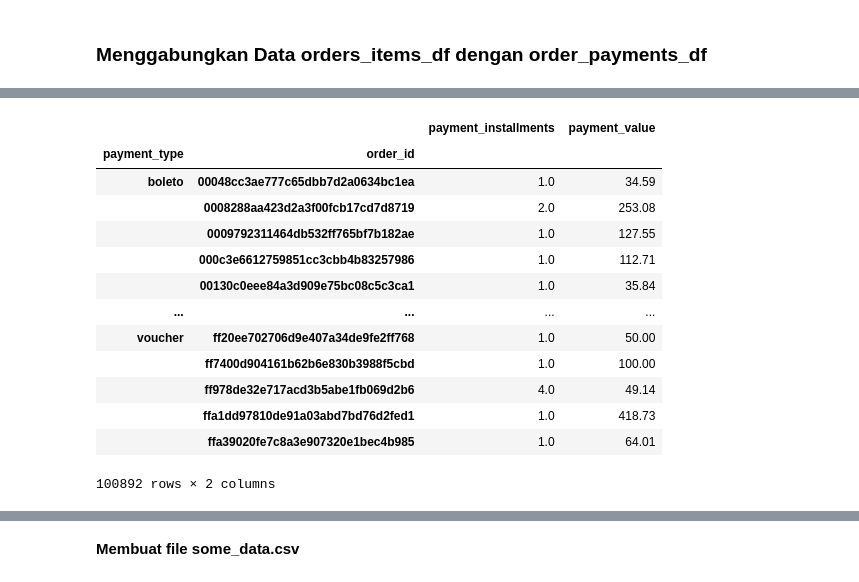
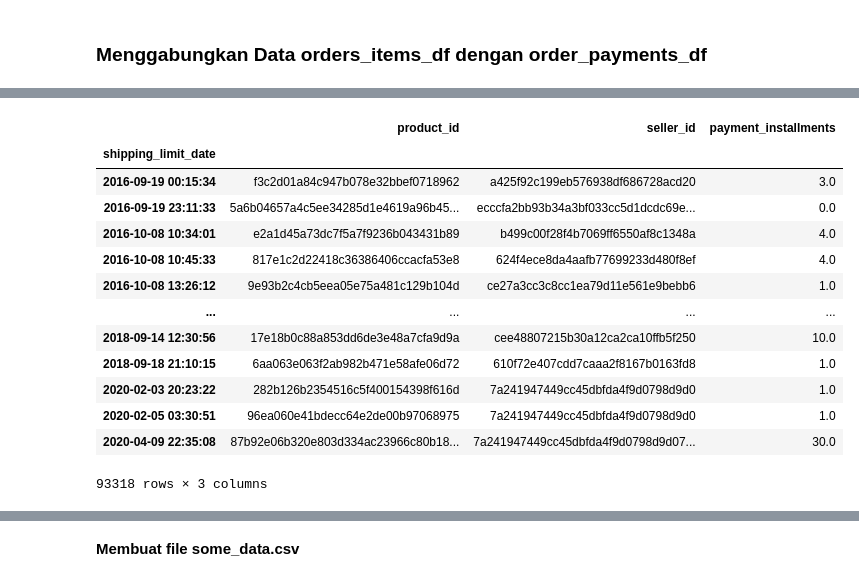
Before and after one commit to suryaadi45/Submision, a Jupyter notebook: notebook.ipynb, the cells around one changed output, grey strips where cells are left out. Drawn from its saved outputs; the diff is of its cells as text; code cells hidden in the pictures.

```diff
--- a/notebook.ipynb
+++ b/notebook.ipynb
@@ -489,20 +500,21 @@ some_df.groupby(by=["seller_id", "product_id"]).agg({
 # %%
-some_df.groupby(by=["payment_type", "order_id"]).agg({
-        "payment_installments": "sum",
-        "payment_value": "sum"
+some_df.groupby(by=["shipping_limit_date"]).agg({
+        "product_id" : "sum",
+        "seller_id" : "sum",
+        "payment_installments" : "sum"
 })
 # %% [output]
-|  |  | payment_installments | payment_value |
-| payment_type | order_id |  |  |
-| boleto | 00048cc3ae777c65dbb7d2a0634bc1ea | 1.0 | 34.59 |
-|  | 0008288aa423d2a3f00fcb17cd7d8719 | 2.0 | 253.08 |
-|  | 0009792311464db532ff765bf7b182ae | 1.0 | 127.55 |
-|  | 000c3e6612759851cc3cbb4b83257986 | 1.0 | 112.71 |
-|  | 00130c0eee84a3d909e75bc08c5c3ca1 | 1.0 | 35.84 |
+|  | product_id | seller_id | payment_installments |
+| shipping_limit_date |  |  |  |
+| 2016-09-19 00:15:34 | f3c2d01a84c947b078e32bbef0718962 | a425f92c199eb576938df686728acd20 | 3.0 |
+| 2016-09-19 23:11:33 | 5a6b04657a4c5ee34285d1e4619a96b45... | ecccfa2bb93b34a3bf033cc5d1dcdc69e... | 0.0 |
+| 2016-10-08 10:34:01 | e2a1d45a73dc7f5a7f9236b043431b89 | b499c00f28f4b7069ff6550af8c1348a | 4.0 |
+| 2016-10-08 10:45:33 | 817e1c2d22418c36386406ccacfa53e8 | 624f4ece8da4aafb77699233d480f8ef | 4.0 |
+| 2016-10-08 13:26:12 | 9e93b2c4cb5eea05e75a481c129b104d | ce27a3cc3c8cc1ea79d11e561e9bebb6 | 1.0 |
 | ... | ... | ... | ... |
-| voucher | ff20ee702706d9e407a34de9fe2ff768 | 1.0 | 50.00 |
-|  | ff7400d904161b62b6e830b3988f5cbd | 1.0 | 100.00 |
-|  | ff978de32e717acd3b5abe1fb069d2b6 | 4.0 | 49.14 |
-|  | ffa1dd97810de91a03abd7bd76d2fed1 | 1.0 | 418.73 |
-|  | ffa39020fe7c8a3e907320e1bec4b985 | 1.0 | 64.01 |
+| 2018-09-14 12:30:56 | 17e18b0c88a853dd6de3e48a7cfa9d9a | cee48807215b30a12ca2ca10ffb5f250 | 10.0 |
+| 2018-09-18 21:10:15 | 6aa063e063f2ab982b471e58afe06d72 | 610f72e407cdd7caaa2f8167b0163fd8 | 1.0 |
+| 2020-02-03 20:23:22 | 282b126b2354516c5f400154398f616d | 7a241947449cc45dbfda4f9d0798d9d0 | 1.0 |
+| 2020-02-05 03:30:51 | 96ea060e41bdecc64e2de00b97068975 | 7a241947449cc45dbfda4f9d0798d9d0 | 1.0 |
+| 2020-04-09 22:35:08 | 87b92e06b320e803d334ac23966c80b18... | 7a241947449cc45dbfda4f9d0798d9d07... | 30.0 |
-100892 rows × 2 columns
+93318 rows × 3 columns
```
Also changed, not shown: parts of 44 cells of this notebook.
